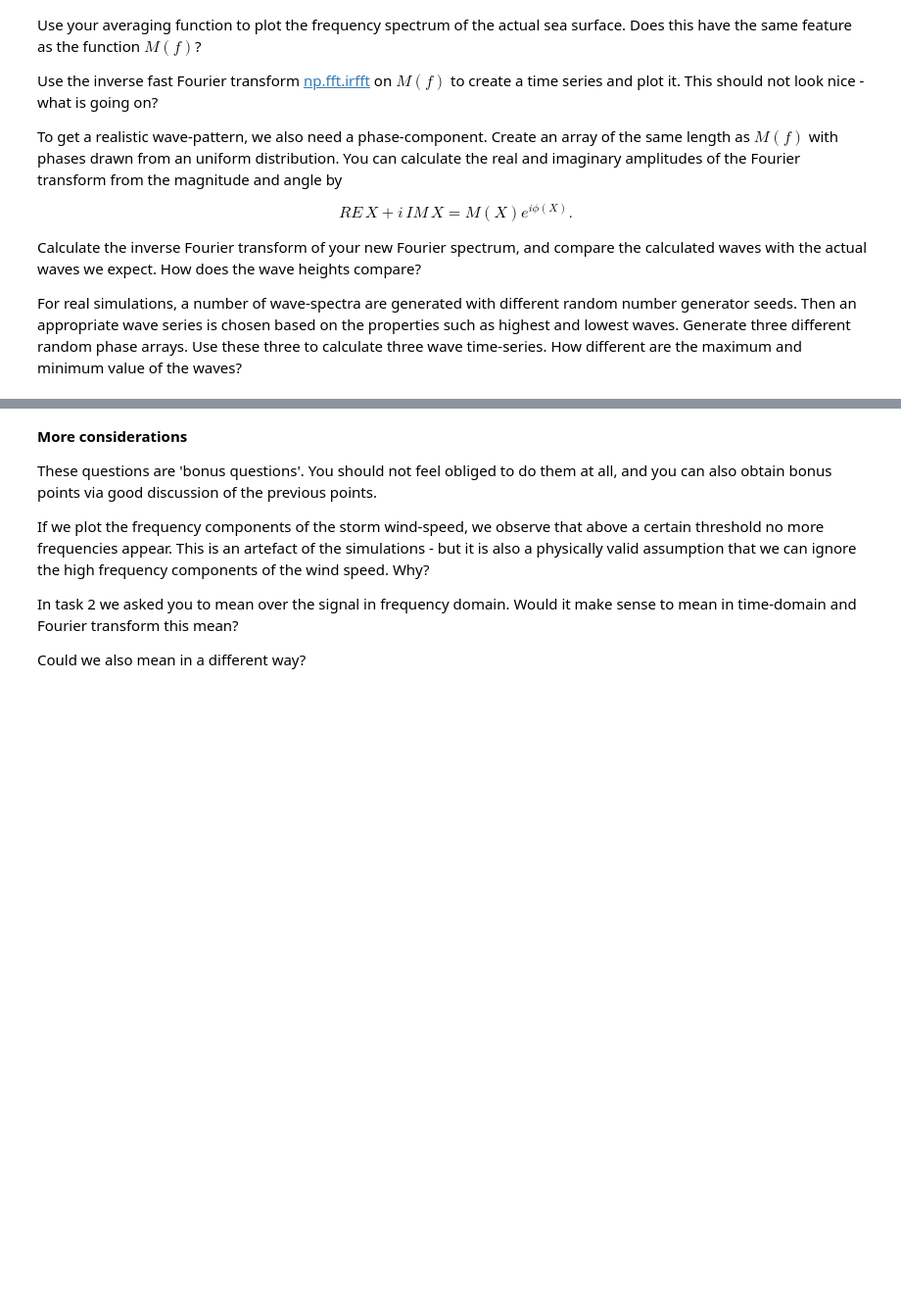
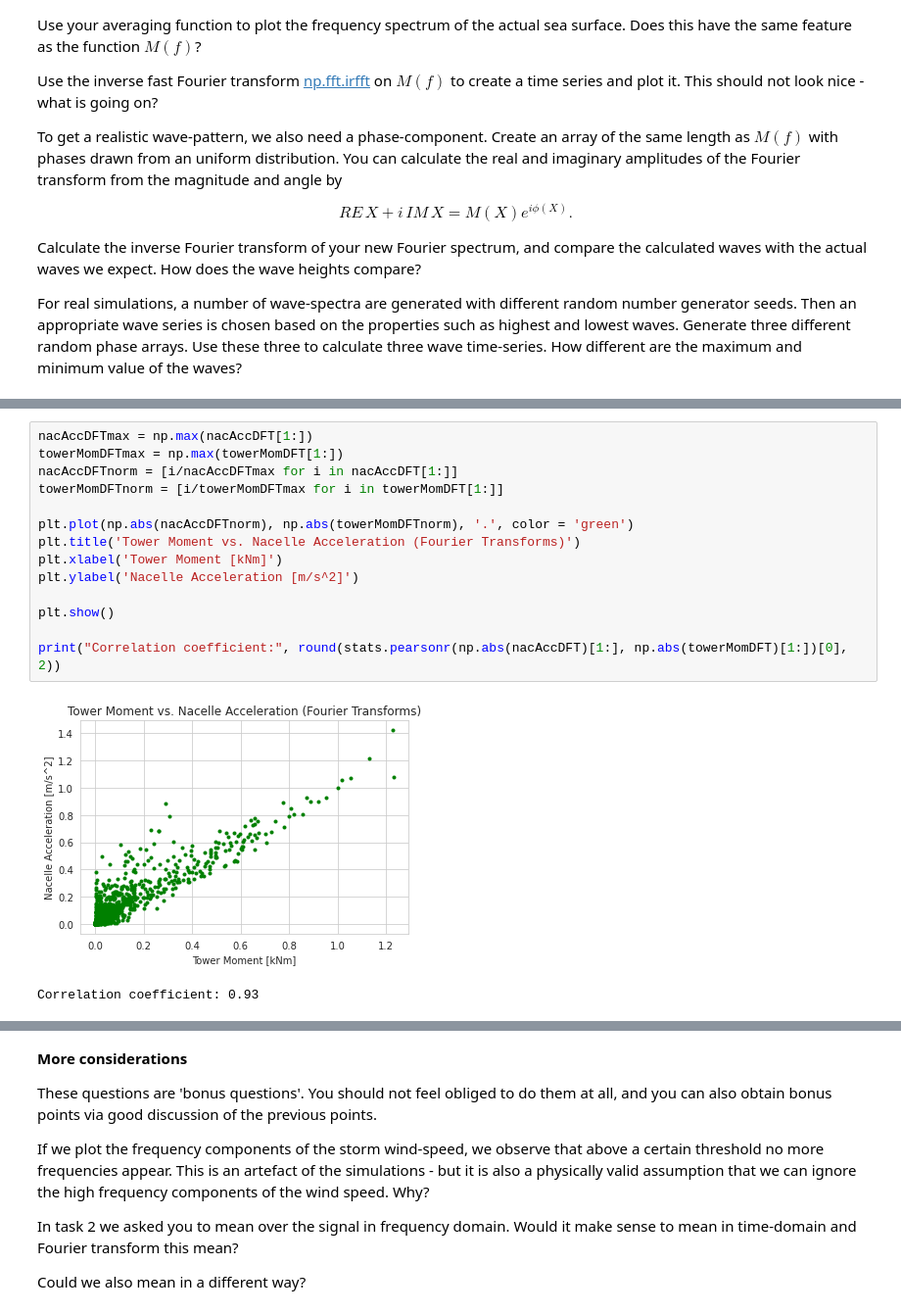
Before and after one commit to smilex555/phys718-hwp, a Jupyter notebook: project3/Project_3_physics718_wind_2_students.ipynb, the cells around one changed output, grey strips where cells are left out. Shown at 98% size. Drawn from its saved outputs; the diff is of its cells as text; blank space fills up the shorter version.

```diff
--- a/project3/Project_3_physics718_wind_2_students.ipynb
+++ b/project3/Project_3_physics718_wind_2_students.ipynb
@@ -159,0 +270,17 @@ Generate three different random phase arrays. Use these three to calculate three
+# %%
+nacAccDFTmax = np.max(nacAccDFT[1:])
+towerMomDFTmax = np.max(towerMomDFT[1:])
+nacAccDFTnorm = [i/nacAccDFTmax for i in nacAccDFT[1:]]
+towerMomDFTnorm = [i/towerMomDFTmax for i in towerMomDFT[1:]]
+
+plt.plot(np.abs(nacAccDFTnorm), np.abs(towerMomDFTnorm), '.', color = 'green')
+plt.title('Tower Moment vs. Nacelle Acceleration (Fourier Transforms)')
+plt.xlabel('Tower Moment [kNm]')
+plt.ylabel('Nacelle Acceleration [m/s^2]')
+
+plt.show()
+
+print("Correlation coefficient:", round(stats.pearsonr(np.abs(nacAccDFT)[1:], np.abs(towerMomDFT)[1:])[0], 2))
+# %% [output]
+[figure, added]
+Correlation coefficient: 0.93
```
Also changed, not shown: parts of 17 cells of this notebook.
